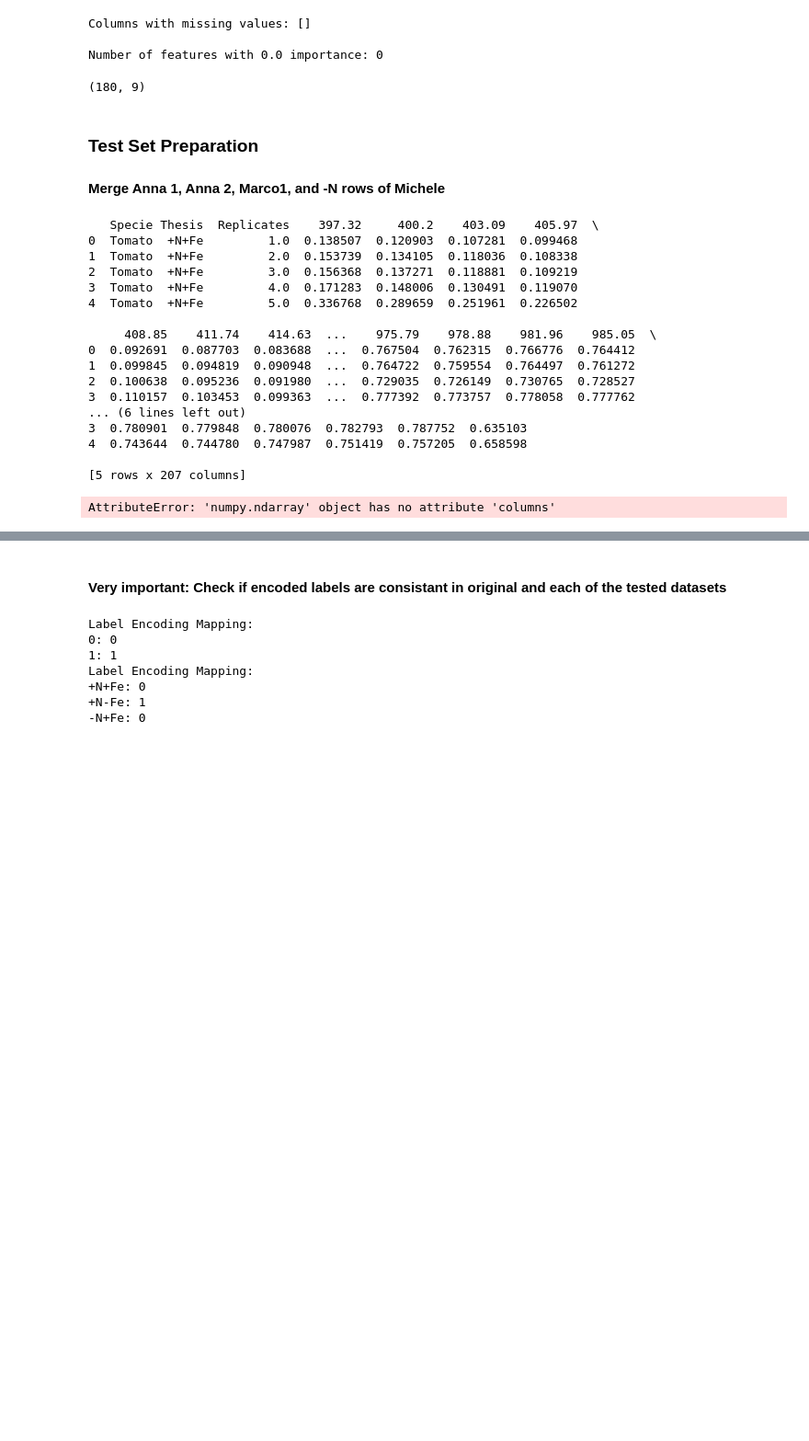
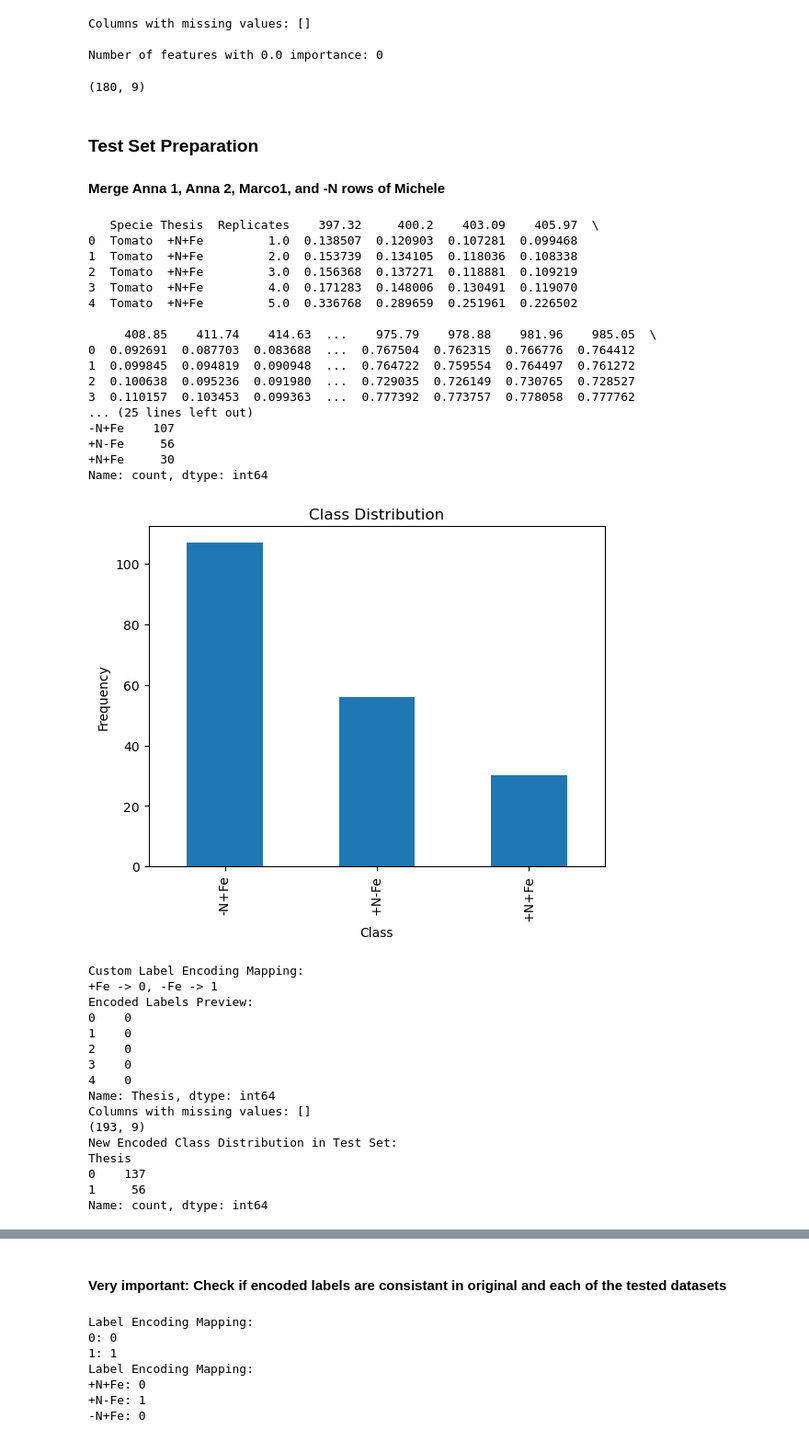
Before and after one commit to hsnvnd/Plant_Lab_Tasks, a Jupyter notebook: Hyperspectral_FeDeficiency_BiClassification/Hyperspectral_FeDeficiency_BiClassification_Merged_datasets-New_Index-newTrainSet.ipynb, the cells around one changed output, grey strips where cells are left out. Shown at 92% size. Drawn from its saved outputs; the diff is of its cells as text; code cells hidden in the pictures; blank space fills up the shorter version.

```diff
--- a/Hyperspectral_FeDeficiency_BiClassification/Hyperspectral_FeDeficiency_BiClassification_Merged_datasets-New_Index-newTrainSet.ipynb
+++ b/Hyperspectral_FeDeficiency_BiClassification/Hyperspectral_FeDeficiency_BiClassification_Merged_datasets-New_Index-newTrainSet.ipynb
@@ -255,9 +281,9 @@ print(test_df.head())
 
 ### Trimmed, New index that was attained using a new train set ###
 ### All Features, LogisticRegression
-desired_columns1 = ['948.1', '941.95', '945.02', '951.17', '723.53', '938.88', '926.61', '717.54', '726.53']
+# desired_columns1 = ['948.1', '941.95', '945.02', '951.17', '723.53', '938.88', '926.61', '717.54', '726.53']
 ### All Features, Random Forest
-# desired_columns1 = ['702.58', '705.57', '714.55', '708.57', '711.56', '542.68', '533.89', '563.24', '530.96']
+desired_columns1 = ['702.58', '705.57', '714.55', '708.57', '711.56', '542.68', '533.89', '563.24', '530.96']
 
 
 #### Ablation Test ###
@@ -323,36 +349,52 @@ X_scaled_te = scaler.fit_transform(X_te)
 print(X_scaled_te.shape)
 
 
 
 # Check the encoded distribution
 encoded_distribution_train = y_te.value_counts()
 # Print the distribution
 print("New Encoded Class Distribution in Test Set:")
 print(encoded_distribution_train)
 
 # Visualize the encoded class distribution
 plt.figure(figsize=(8, 5))
 encoded_distribution_train.plot(kind='bar')
 plt.title('New Encoded Class Distribution in Test Set (0: +Fe, 1: -Fe)')
 plt.xlabel('Encoded Class')
 plt.ylabel('Frequency')
 plt.show()
 # %% [output]
    Specie Thesis  Replicates    397.32     400.2    403.09    405.97  \
 0  Tomato  +N+Fe         1.0  0.138507  0.120903  0.107281  0.099468
 1  Tomato  +N+Fe         2.0  0.153739  0.134105  0.118036  0.108338
 2  Tomato  +N+Fe         3.0  0.156368  0.137271  0.118881  0.109219
 3  Tomato  +N+Fe         4.0  0.171283  0.148006  0.130491  0.119070
 4  Tomato  +N+Fe         5.0  0.336768  0.289659  0.251961  0.226502
 
      408.85    411.74    414.63  ...    975.79    978.88    981.96    985.05  \
 0  0.092691  0.087703  0.083688  ...  0.767504  0.762315  0.766776  0.764412
 1  0.099845  0.094819  0.090948  ...  0.764722  0.759554  0.764497  0.761272
 2  0.100638  0.095236  0.091980  ...  0.729035  0.726149  0.730765  0.728527
 3  0.110157  0.103453  0.099363  ...  0.777392  0.773757  0.778058  0.777762
-... (6 lines left out)
-3  0.780901  0.779848  0.780076  0.782793  0.787752  0.635103
-4  0.743644  0.744780  0.747987  0.751419  0.757205  0.658598
-
-[5 rows x 207 columns]
+... (25 lines left out)
+-N+Fe    107
++N-Fe     56
++N+Fe     30
+Name: count, dtype: int64
+[figure, added]
-AttributeError: 'numpy.ndarray' object has no attribute 'columns'
+Custom Label Encoding Mapping:
++Fe -> 0, -Fe -> 1
+Encoded Labels Preview:
+0    0
+1    0
+2    0
+3    0
+4    0
+Name: Thesis, dtype: int64
+Columns with missing values: []
+(193, 9)
+New Encoded Class Distribution in Test Set:
+Thesis
+0    137
+1     56
+Name: count, dtype: int64
```
Also changed, not shown: parts of 7 cells of this notebook, 5 other files.
